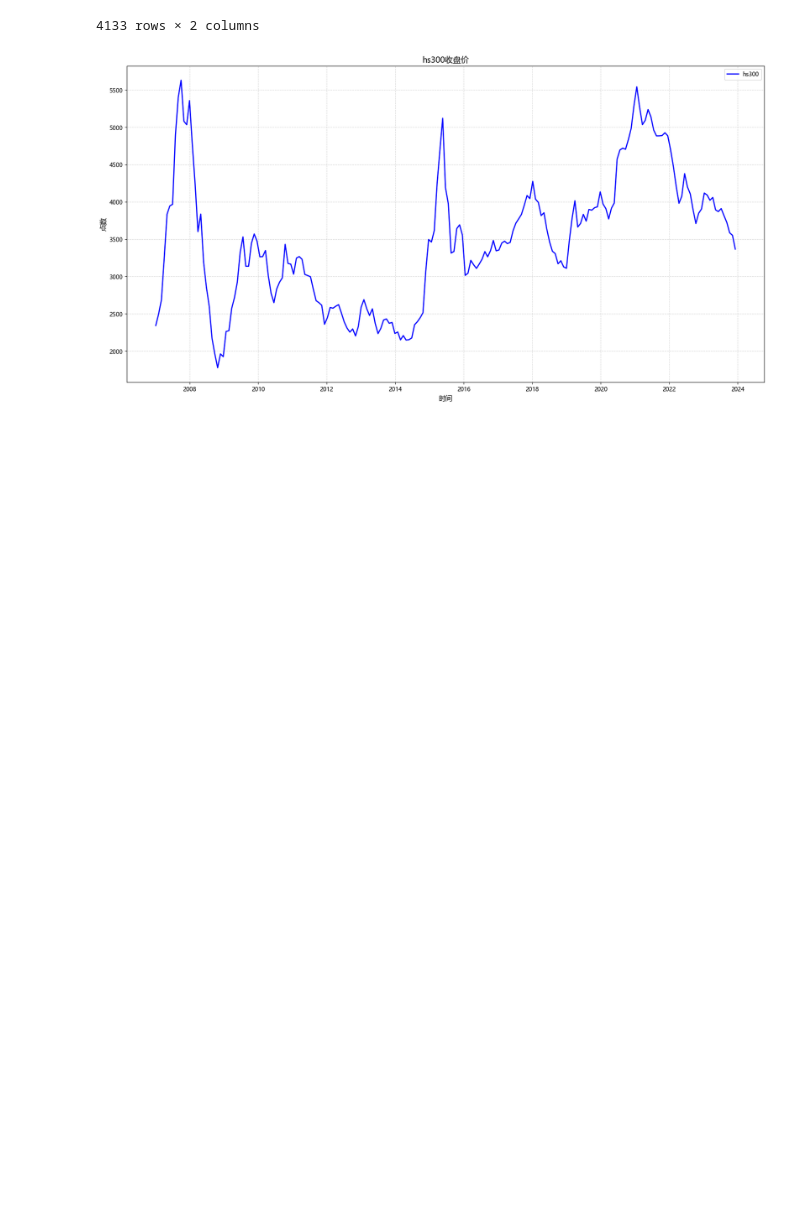
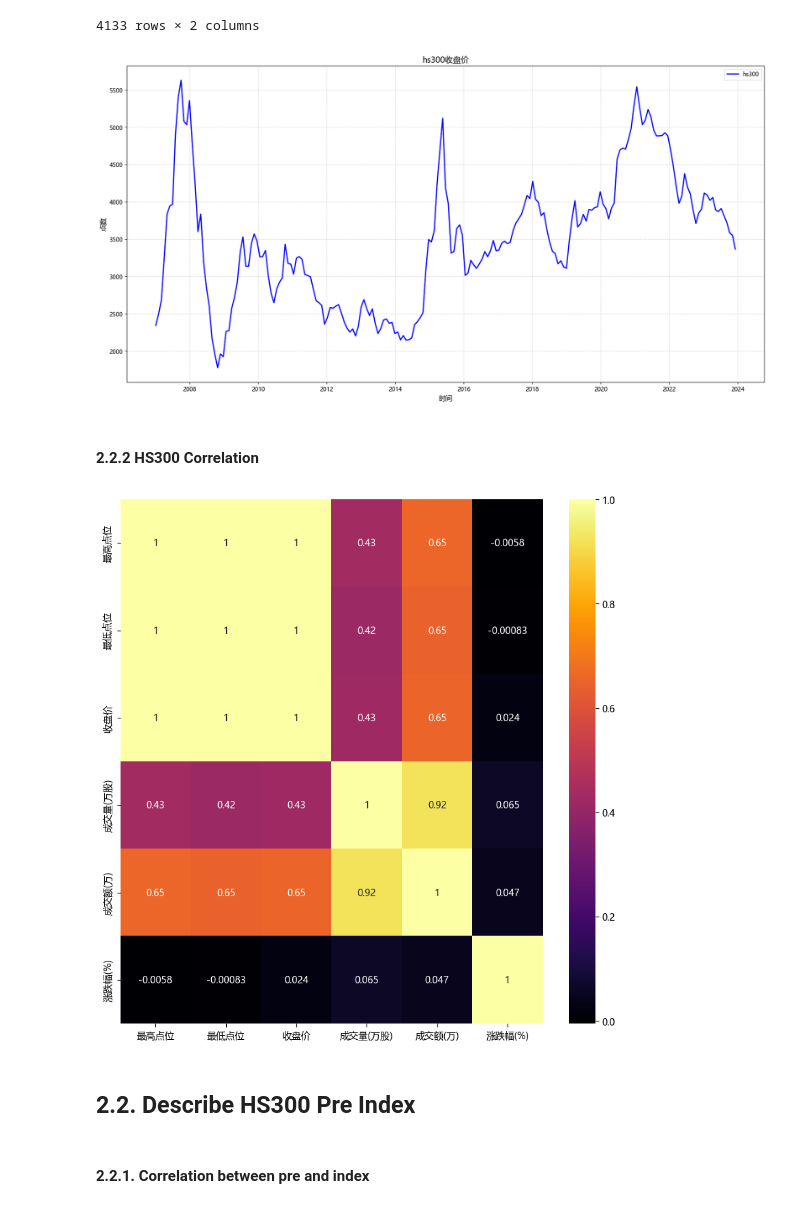
Before and after one commit to Pshower/jiangzehan2025, a Jupyter notebook: 01_data_describe.ipynb, the cells around one changed output. Drawn from its saved outputs; the diff is of its cells as text; code cells hidden in the pictures; blank space fills up the shorter version.

```diff
--- a/01_data_describe.ipynb
+++ b/01_data_describe.ipynb
@@ -101,3 +105,16 @@ plt.grid(True, linestyle='--', alpha=0.5)
 plt.show()
 # %% [output]
 [figure]
+# %% [markdown]
+#### 2.2.2 HS300 Correlation
+# %%
+num_var=['最高点位','最低点位','收盘价','成交量(万股)','成交额(万)','涨跌幅(%)']
+plt.figure(figsize=(10,10))
+sns.heatmap(df_hs300[num_var].corr(), annot=True, cmap='inferno');
+plt.show()
+# %% [output]
+[figure, added]
+# %% [markdown]
+## 2.2. Describe HS300 Pre Index
+# %% [markdown]
+#### 2.2.1. Correlation between pre and index
```
Also changed, not shown: parts of 3 cells of this notebook, 1 other file.
